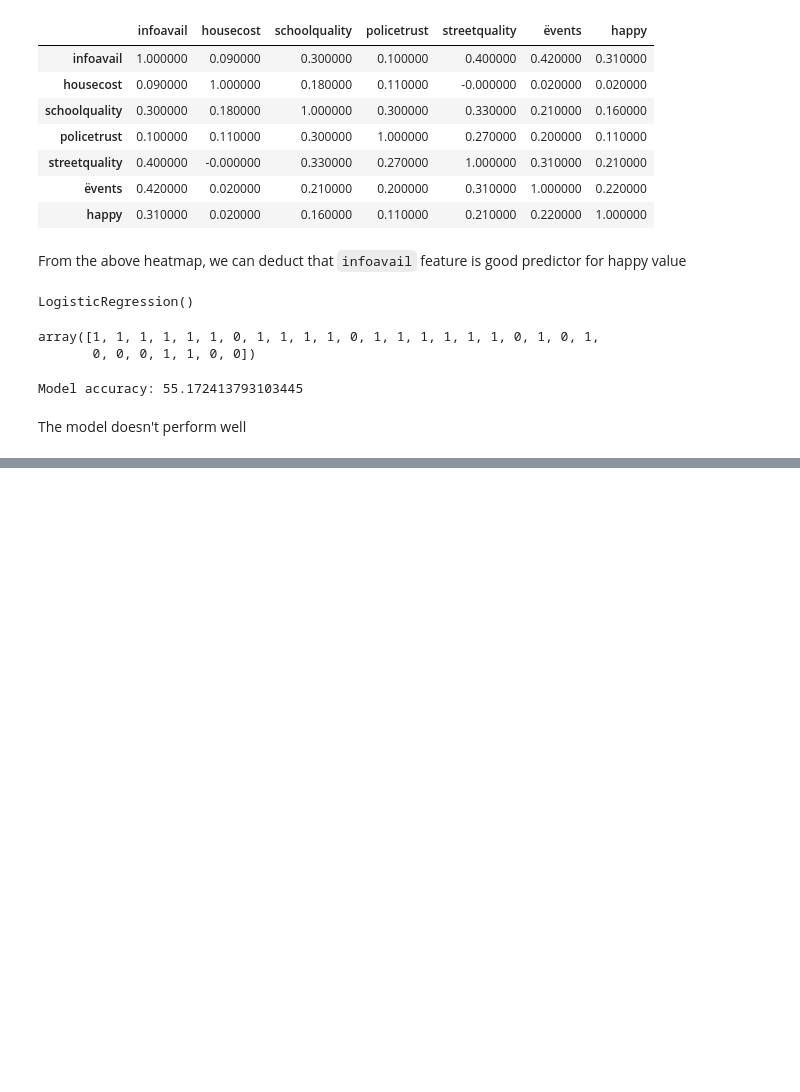
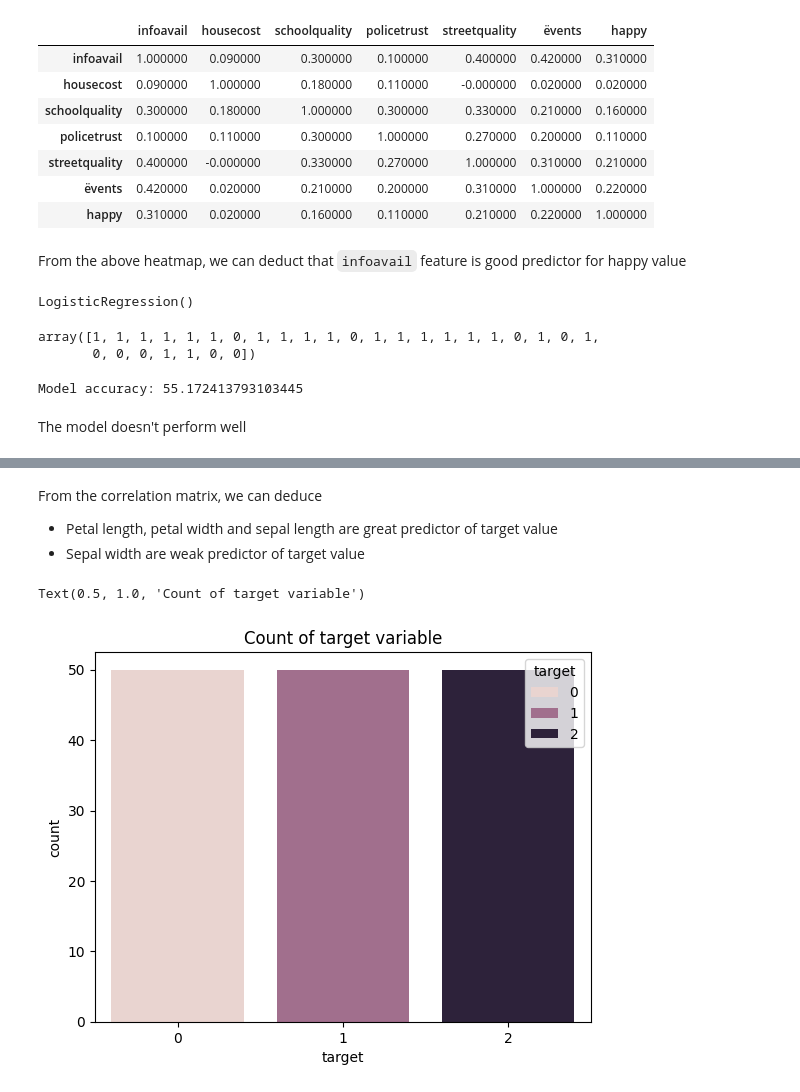
Before and after one commit to mmaazkhanhere/genai-learning-repo, a Jupyter notebook: machine-learning-course/course.ipynb, the cells around one changed output, grey strips where cells are left out. Saved outputs shown, nothing was run; the diff lists cells and outputs as text; code cells hidden in the pictures; blank space fills up the shorter version.

```diff
--- a/machine-learning-course/course.ipynb
+++ b/machine-learning-course/course.ipynb
@@ -286,0 +287,5 @@ The model doesn't perform well
+# %%
+iris = load_iris()
+df = pd.DataFrame(data= iris.data, columns=iris.feature_names)
+df['target'] = iris.target
+df.head()
@@ -286,0 +335,16 @@ The model doesn't perform well
+# %% [markdown]
+From the correlation matrix, we can deduce
+
+<ul>
+    <li>
+        Petal length, petal width and sepal length are great predictor of target value
+    </li>
+    <li>
+        Sepal width are weak predictor of target value
+    </li>
+</ul>
+# %%
+sns.countplot(data=df, x='target', hue='target').set_title('Count of target variable')
+# %% [output]
+Text(0.5, 1.0, 'Count of target variable')
+[figure, added]
```
Also changed, not shown: parts of 28 cells of this notebook.
